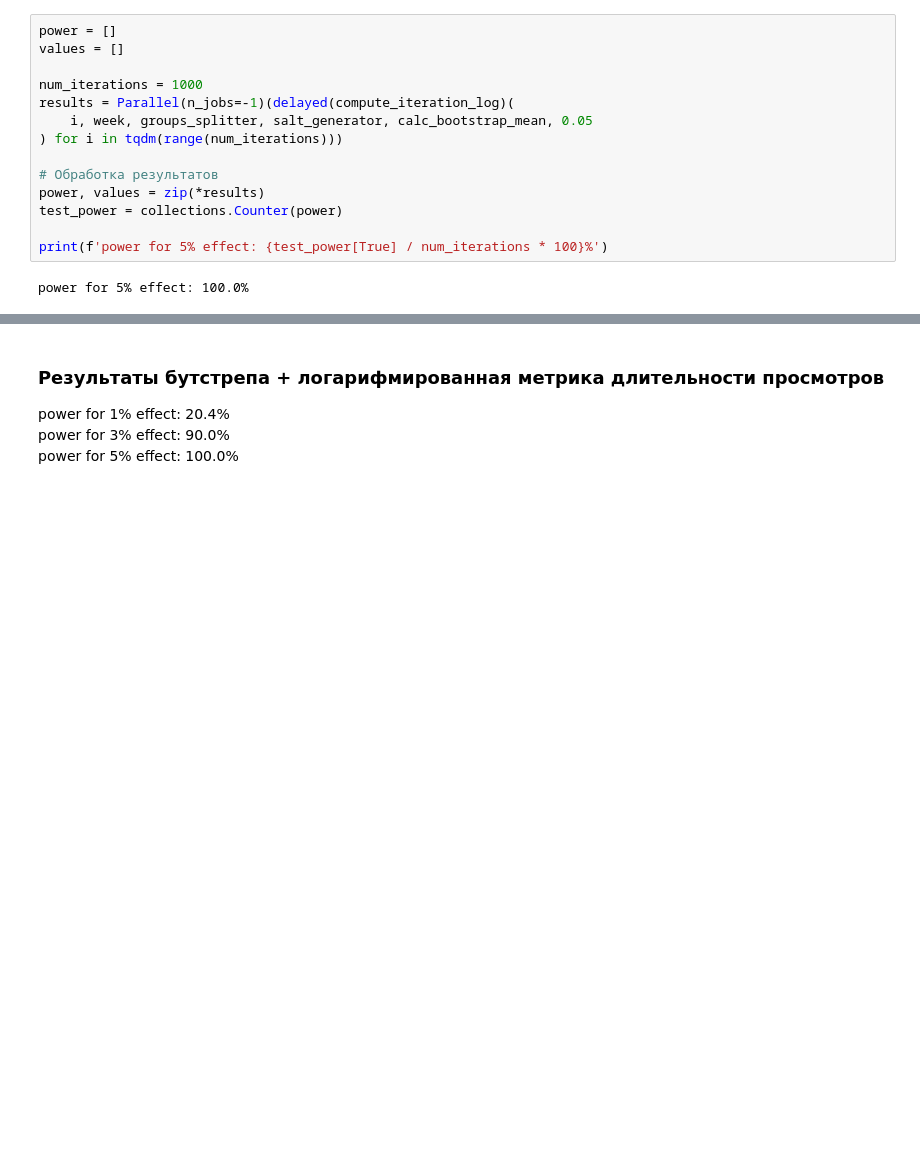
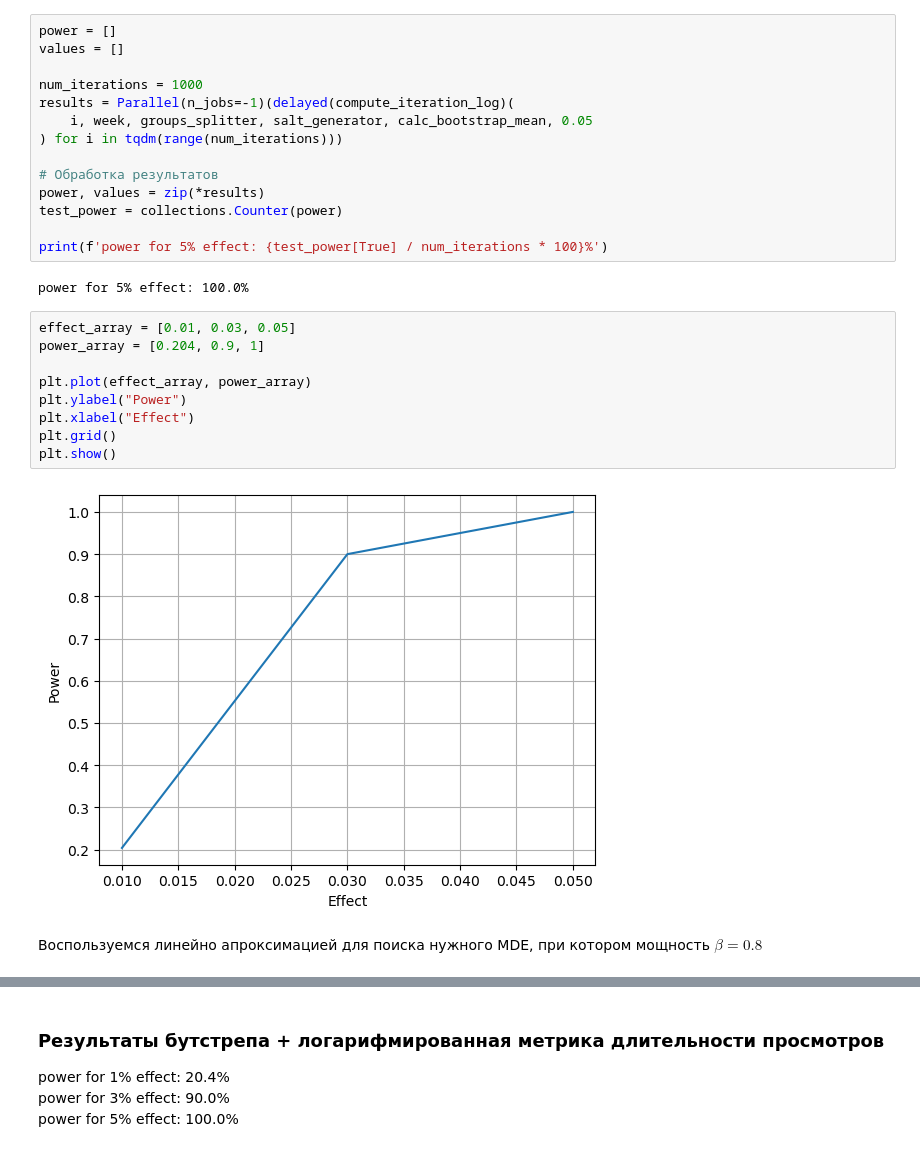
Before and after one commit to n0tmyself/AB-tests, a Jupyter notebook: DZ_1.ipynb, the cells around one changed output, grey strips where cells are left out. Drawn from its saved outputs; the diff is of its cells as text; blank space fills up the shorter version.

```diff
--- a/DZ_1.ipynb
+++ b/DZ_1.ipynb
@@ -382,3 +384,16 @@ test_power = collections.Counter(power)
 print(f'power for 5% effect: {test_power[True] / num_iterations * 100}%')
 # %% [output]
 power for 5% effect: 100.0%
+# %%
+effect_array = [0.01, 0.03, 0.05]
+power_array = [0.204, 0.9, 1]
+
+plt.plot(effect_array, power_array)
+plt.ylabel("Power")
+plt.xlabel("Effect")
+plt.grid()
+plt.show()
+# %% [output]
+[figure, added]
+# %% [markdown]
+Воспользуемся линейно апроксимацией для поиска нужного MDE, при котором мощность $\beta = 0.8$
```
Also changed, not shown: parts of 39 cells of this notebook.
